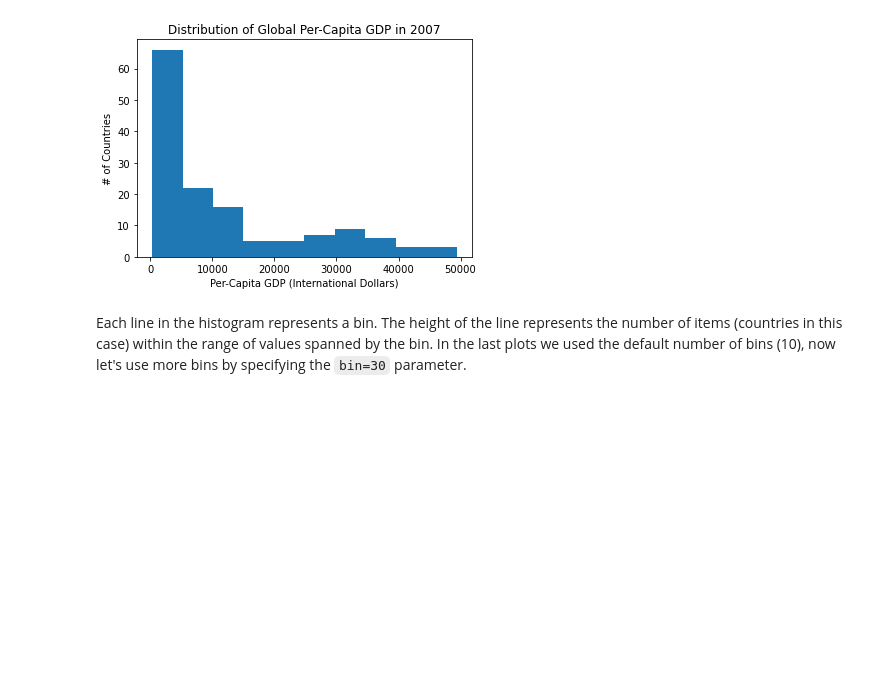
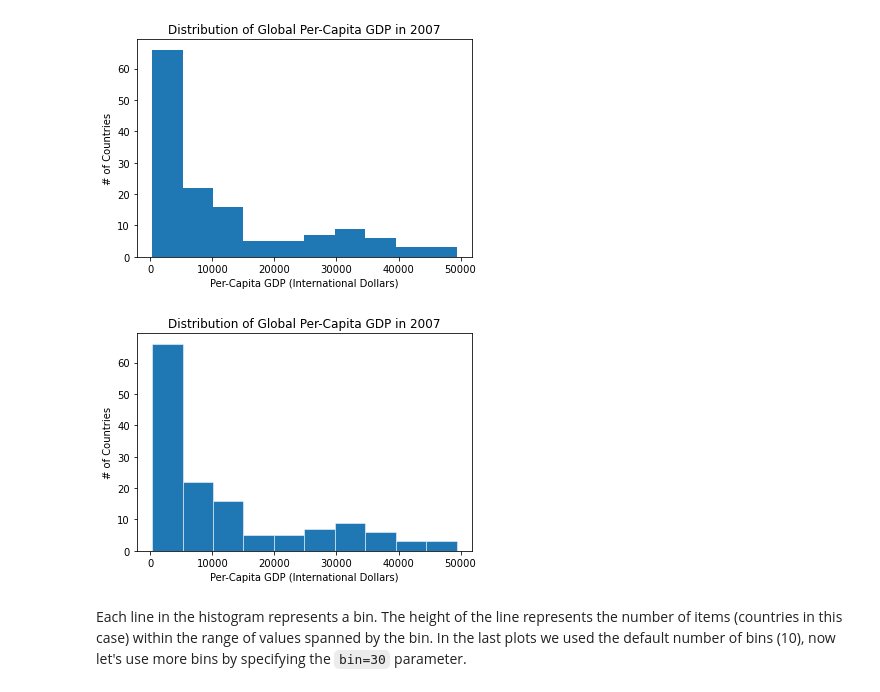
Before and after one commit to cbrownley/NYU-Python-Workshop, a Jupyter notebook: 2_Python_Data_Visualization.ipynb, the cells around one changed output. Saved outputs shown, nothing was run; the diff lists cells and outputs as text; code cells hidden in the pictures; blank space fills up the shorter version.

```diff
--- a/2_Python_Data_Visualization.ipynb
+++ b/2_Python_Data_Visualization.ipynb
@@ -190,6 +202,17 @@ plt.xlabel('Per-Capita GDP (International Dollars)')
 plt.ylabel('# of Countries');
 # %% [output]
 [figure]
+# %%
+# SOURCE (object-oriented API): https://matplotlib.org/stable/tutorials/introductory/usage.html
+
+fig, ax = plt.subplots()
+
+ax.hist(gm_latest['gdpPercap'], linewidth=0.5, edgecolor="white")
+ax.set_title('Distribution of Global Per-Capita GDP in 2007')
+ax.set_xlabel('Per-Capita GDP (International Dollars)')
+ax.set_ylabel('# of Countries');
+# %% [output]
+[figure, added]
 # %% [markdown]
 Each line in the histogram represents a bin. The height of the line represents the number of items (countries in this case) within the range of values spanned by the bin. In the last plots we used the default number of bins (10), now let's use more bins by specifying the `bin=30` parameter.
 # %%
```
Also changed, not shown: parts of 17 cells of this notebook.
